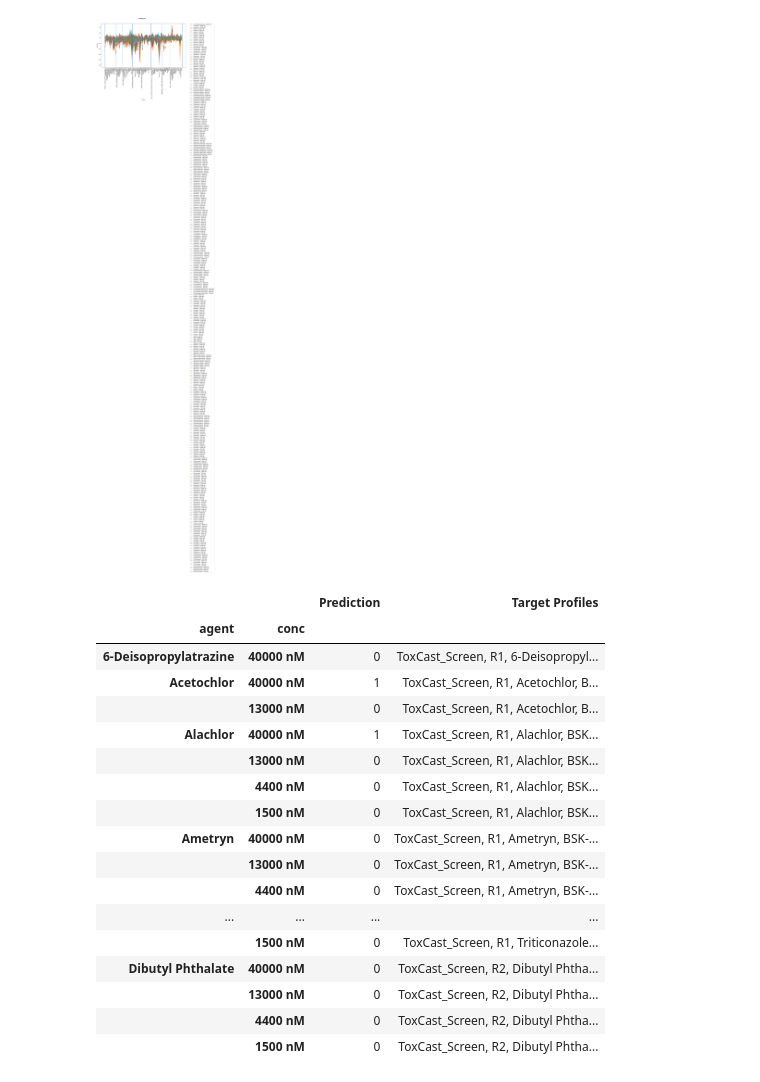
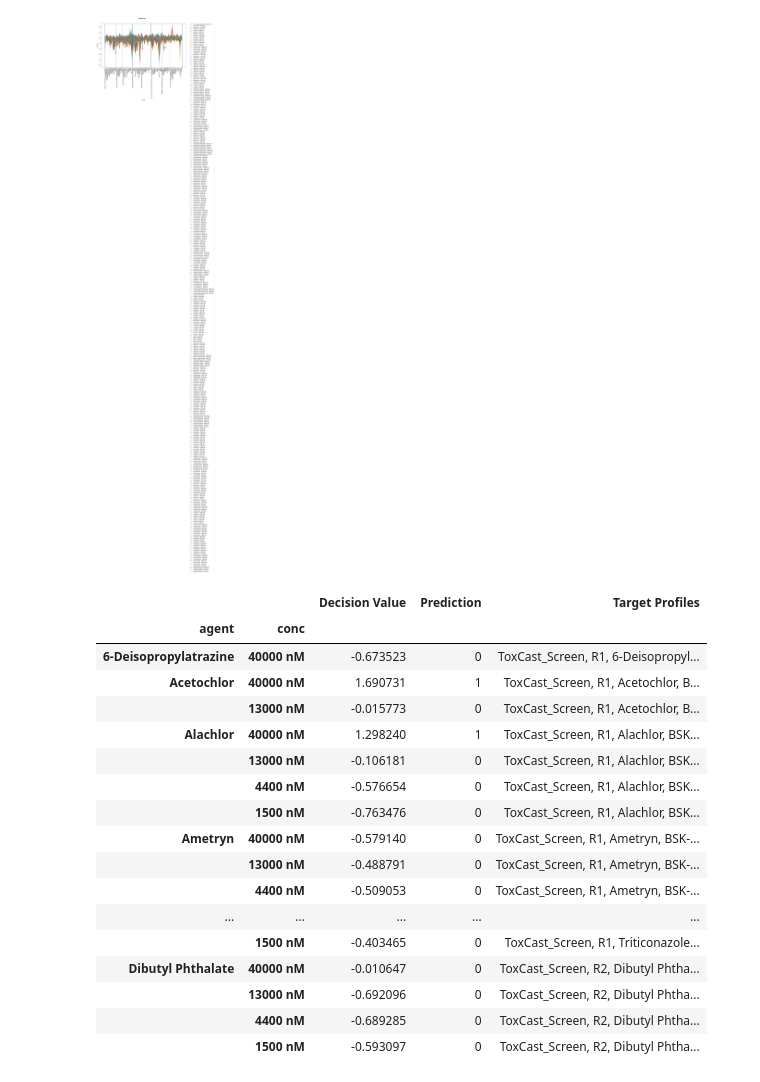
Before and after one commit to AntalBerenyi/SVM, a Jupyter notebook: Notebooks/Predict mTOR inhibitor Mechanism.ipynb, the cells around one changed output. Cells and saved outputs as stored; diff of their text form; code cells hidden in the pictures.

```diff
--- a/Notebooks/Predict mTOR inhibitor Mechanism.ipynb
+++ b/Notebooks/Predict mTOR inhibitor Mechanism.ipynb
@@ -446,30 +455,31 @@ plt.show()
 [figure]
 # %%
 predictions = best_clf.predict(unknown)
+dv = best_clf.decision_function(unknown)
 
-predictions = pdf({'Prediction': predictions, 'Target Profiles': target_profile_names})
+predictions = pdf({'Prediction': predictions, 'Decision Value':dv , 'Target Profiles': target_profile_names})
 pd.options.display.max_colwidth = 100 # to fit long profile name
 pd.options.display.max_rows = 1000
 display(predictions)
 # %% [output]
-|  |  | Prediction | Target Profiles |
-| agent | conc |  |  |
-| 6-Deisopropylatrazine | 40000 nM | 0 | ToxCast_Screen, R1, 6-Deisopropyl... |
-| Acetochlor | 40000 nM | 1 | ToxCast_Screen, R1, Acetochlor, B... |
-|  | 13000 nM | 0 | ToxCast_Screen, R1, Acetochlor, B... |
-| Alachlor | 40000 nM | 1 | ToxCast_Screen, R1, Alachlor, BSK... |
-|  | 13000 nM | 0 | ToxCast_Screen, R1, Alachlor, BSK... |
-|  | 4400 nM | 0 | ToxCast_Screen, R1, Alachlor, BSK... |
-|  | 1500 nM | 0 | ToxCast_Screen, R1, Alachlor, BSK... |
-| Ametryn | 40000 nM | 0 | ToxCast_Screen, R1, Ametryn, BSK-... |
-|  | 13000 nM | 0 | ToxCast_Screen, R1, Ametryn, BSK-... |
-|  | 4400 nM | 0 | ToxCast_Screen, R1, Ametryn, BSK-... |
-| ... | ... | ... | ... |
-|  | 1500 nM | 0 | ToxCast_Screen, R1, Triticonazole... |
-| Dibutyl Phthalate | 40000 nM | 0 | ToxCast_Screen, R2, Dibutyl Phtha... |
-|  | 13000 nM | 0 | ToxCast_Screen, R2, Dibutyl Phtha... |
-|  | 4400 nM | 0 | ToxCast_Screen, R2, Dibutyl Phtha... |
-|  | 1500 nM | 0 | ToxCast_Screen, R2, Dibutyl Phtha... |
+|  |  | Decision Value | Prediction | Target Profiles |
+| agent | conc |  |  |  |
+| 6-Deisopropylatrazine | 40000 nM | -0.673523 | 0 | ToxCast_Screen, R1, 6-Deisopropyl... |
+| Acetochlor | 40000 nM | 1.690731 | 1 | ToxCast_Screen, R1, Acetochlor, B... |
+|  | 13000 nM | -0.015773 | 0 | ToxCast_Screen, R1, Acetochlor, B... |
+| Alachlor | 40000 nM | 1.298240 | 1 | ToxCast_Screen, R1, Alachlor, BSK... |
+|  | 13000 nM | -0.106181 | 0 | ToxCast_Screen, R1, Alachlor, BSK... |
+|  | 4400 nM | -0.576654 | 0 | ToxCast_Screen, R1, Alachlor, BSK... |
+|  | 1500 nM | -0.763476 | 0 | ToxCast_Screen, R1, Alachlor, BSK... |
+| Ametryn | 40000 nM | -0.579140 | 0 | ToxCast_Screen, R1, Ametryn, BSK-... |
+|  | 13000 nM | -0.488791 | 0 | ToxCast_Screen, R1, Ametryn, BSK-... |
+|  | 4400 nM | -0.509053 | 0 | ToxCast_Screen, R1, Ametryn, BSK-... |
+| ... | ... | ... | ... | ... |
+|  | 1500 nM | -0.403465 | 0 | ToxCast_Screen, R1, Triticonazole... |
+| Dibutyl Phthalate | 40000 nM | -0.010647 | 0 | ToxCast_Screen, R2, Dibutyl Phtha... |
+|  | 13000 nM | -0.692096 | 0 | ToxCast_Screen, R2, Dibutyl Phtha... |
+|  | 4400 nM | -0.689285 | 0 | ToxCast_Screen, R2, Dibutyl Phtha... |
+|  | 1500 nM | -0.593097 | 0 | ToxCast_Screen, R2, Dibutyl Phtha... |
 # %%
 # find matched profiles
 # match on
```
Also changed, not shown: parts of 13 cells of this notebook, 16 other files.
